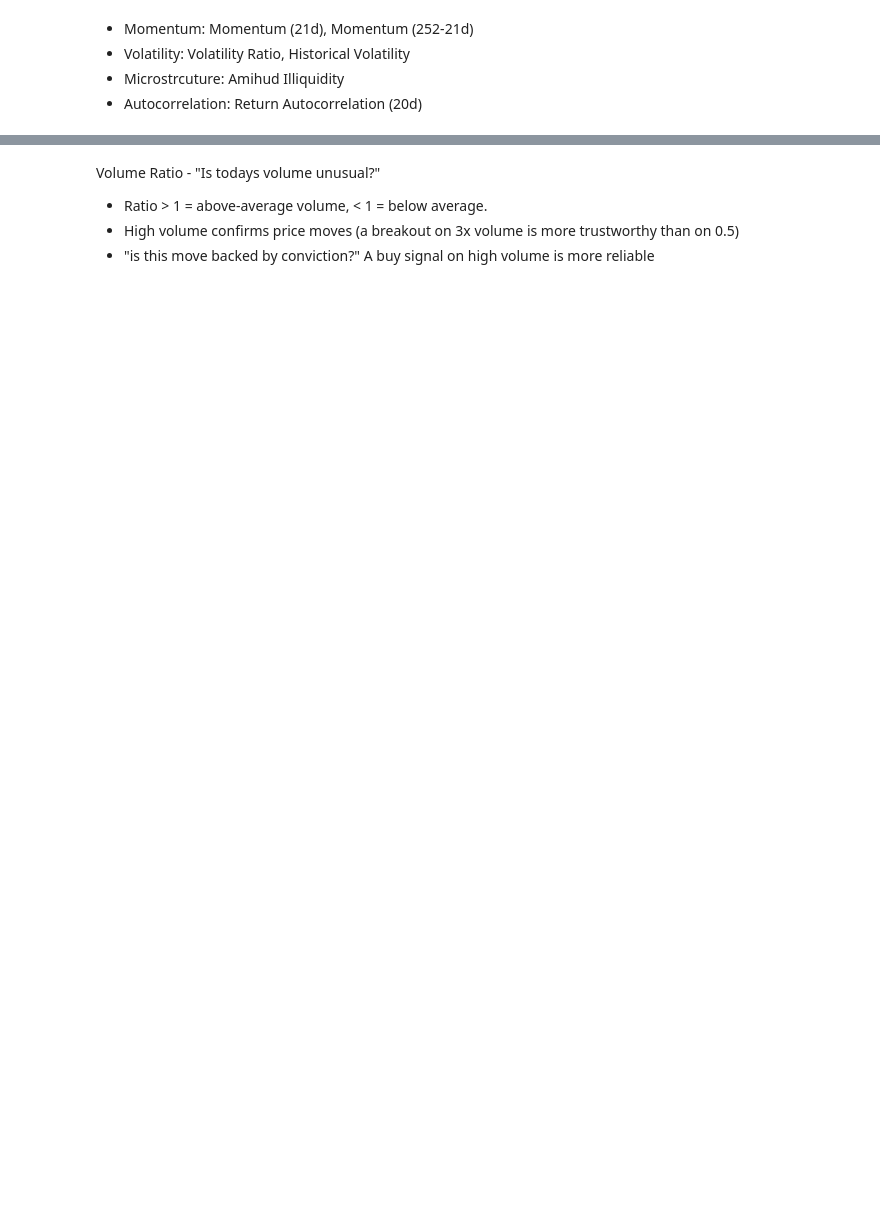
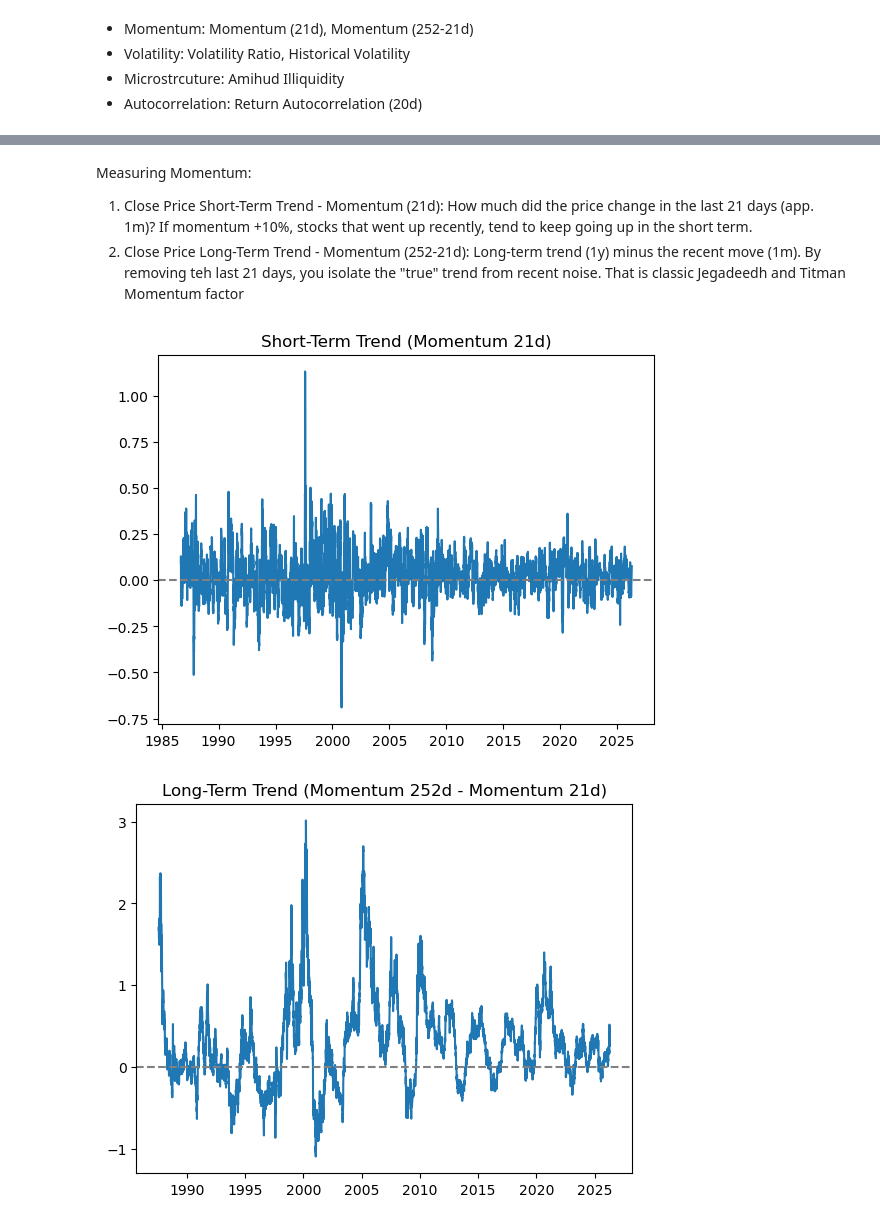
Before and after one commit to giovanarsfalcao/trading-analytics, a Jupyter notebook: research/2_features/1_price_derived/quant_features.ipynb, the cells around one changed output, grey strips where cells are left out. Drawn from its saved outputs; the diff is of its cells as text; code cells hidden in the pictures; blank space fills up the shorter version.

```diff
--- a/research/2_features/1_price_derived/quant_features.ipynb
+++ b/research/2_features/1_price_derived/quant_features.ipynb
@@ -4,11 +4,14 @@
 - Microstrcuture: Amihud Illiquidity
 - Autocorrelation: Return Autocorrelation (20d)
 # %%
+import yfinance as yf
 import numpy as np
 import pandas as pd
 import sys
 sys.path.insert(0, "/Users/giovanafalcao/Desktop/Projects/trading-analytics")
 from utils import yfinance_fix
+import matplotlib.pyplot as plt
+
 
 TICKER = "AAPL"
 INTERVAL = "1d"
@@ -19,6 +22,8 @@ LOOKBACK = 10000
 def fetch_price_data(ticker = TICKER, interval = INTERVAL, period = PERIOD, shift = SHIFT, lookback = LOOKBACK):
     df = yf.download(ticker, session=yfinance_fix.chrome_session, interval = interval, period = period)
     df.columns = df.columns.get_level_values(0)
-    df = df.reset_index(drop=True)
 
     return df.iloc[-lookback:, :]
+
+df = fetch_price_data()
+df
@@ -25,9 +46,32 @@ def fetch_price_data(ticker = TICKER, interval = INTERVAL, period = PERIOD, shif
 # %% [markdown]
-Volume Ratio - "Is todays volume unusual?"
-- Ratio > 1 = above-average volume, < 1 = below average.
-- High volume confirms price moves (a breakout on 3x volume is more trustworthy than on 0.5)
-- "is this move backed by conviction?"
-A buy signal on high volume is more reliable
+Measuring Momentum:
+1. Close Price Short-Term Trend - Momentum (21d): How much did the price change in the last 21 days (app. 1m)? If momentum +10%, stocks that went up recently, tend to keep going up in the short term.
+2. Close Price Long-Term Trend - Momentum (252-21d): Long-term trend (1y) minus the recent move (1m). By removing teh last 21 days, you isolate the "true" trend from recent noise. That is classic Jegadeedh and Titman Momentum factor
 # %%
-# Define function for Volume Ratio
+def calculate_momentum_feature(df):
+    # momentum_21d = (Price_today - Price_21d_ago) / Price_21d_ago
+    df["momentum_21d"] = (df["Close"] - df["Close"].shift(21)) / df["Close"].shift(21)
+    df["momentum_21d"].tail(10)
+
+    plt.figure()
+    plt.plot(df["momentum_21d"])
+    plt.axhline(0, color="gray", linestyle="--")
+    plt.title("Short-Term Trend (Momentum 21d)")
+
+    # momentum_252_21d = [(Price_today - Price_252d_ago) / Price_252d_ago] - [(Price_today - Price_21d_ago) / Price_21d_ago]
+    # momentum_252_21d = pct_change(252) - pct_change(21)
+    df["momentum_252_21d"] = df["Close"].pct_change(252) - df["Close"].pct_change(21)
+    df["momentum_252_21d"].tail(10)
+
+    plt.figure()
+    plt.plot(df["momentum_252_21d"])
+    plt.axhline(0, color="gray", linestyle="--")
+    plt.title("Long-Term Trend (Momentum 252d - Momentum 21d)")
+
+    return df
+
+df = calculate_momentum_feature(df)
+# %% [output]
+[figure, added]
+[figure, added]
 # %% [markdown]
```
Also changed, not shown: parts of 11 cells of this notebook.
